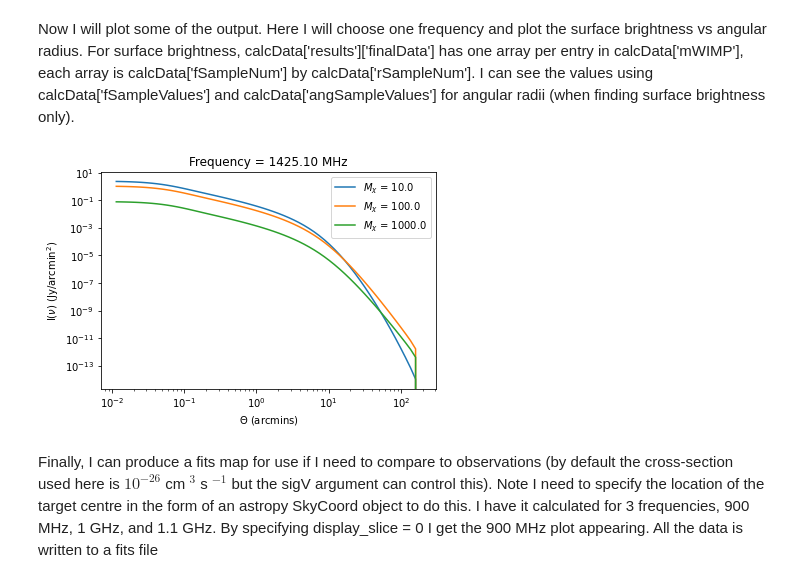
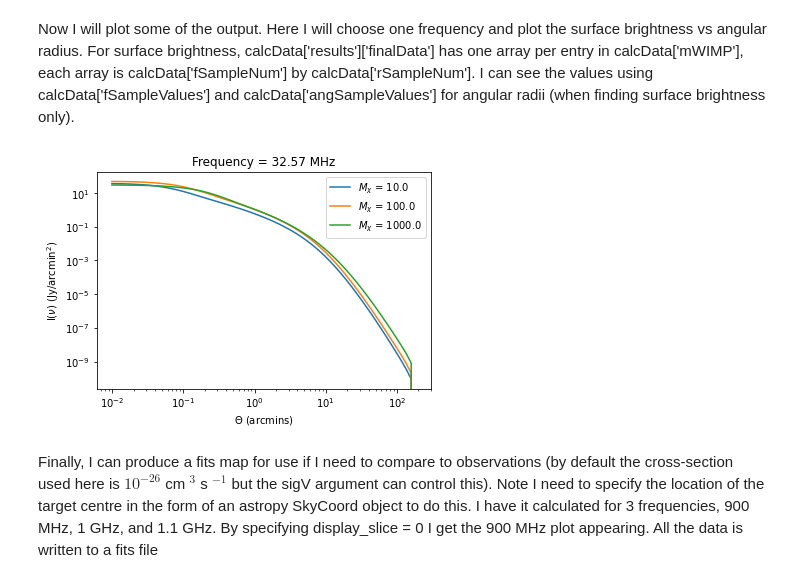
Before and after one commit to Hyperthetical/DarkMatters, a Jupyter notebook: example_coma_cluster.ipynb, the cells around one changed output. Drawn from its saved outputs; the diff is of its cells as text; code cells hidden in the pictures.

```diff
--- a/example_coma_cluster.ipynb
+++ b/example_coma_cluster.ipynb
@@ -66,20 +66,20 @@ Now I will plot some of the output. Here I will choose one frequency and plot th
 # %%
 from matplotlib import pyplot as plt
 
 sigV = 1.0
-freqIndex = 21
+freqIndex = 5
 
 for i in range(len(calcData['mWIMP'])):
     plt.plot(calcData['angSampleValues'],calcData['results']['finalData'][i][freqIndex]*sigV,label=r"$M_\chi$ = "+str(calcData['mWIMP'][i]))
 plt.xscale("log")
 plt.yscale("log")
 plt.ylabel(r"I$(\nu)$ (Jy/arcmin$^2$)")
 plt.xlabel(r"$\Theta$ (arcmins)")
 plt.title("Frequency = {:.2f} MHz".format(calcData['fSampleValues'][freqIndex]))
 plt.legend()
 plt.show()
 # %% [output]
-[figure, old version]
+[figure, new version]
 # %% [markdown]
 Finally, I can produce a fits map for use if I need to compare to observations (by default the cross-section used here is $10^{-26}$ cm $^3$ s $^{-1}$ but the sigV argument can control this). Note I need to specify the location of the target centre in the form of an astropy SkyCoord object to do this. I have it calculated for 3 frequencies, 900 MHz, 1 GHz, and 1.1 GHz. By specifying display_slice = 0 I get the 900 MHz plot appearing. All the data is written to a fits file
 # %%
```
Also changed, not shown: parts of 2 cells of this notebook, 4 other files.
